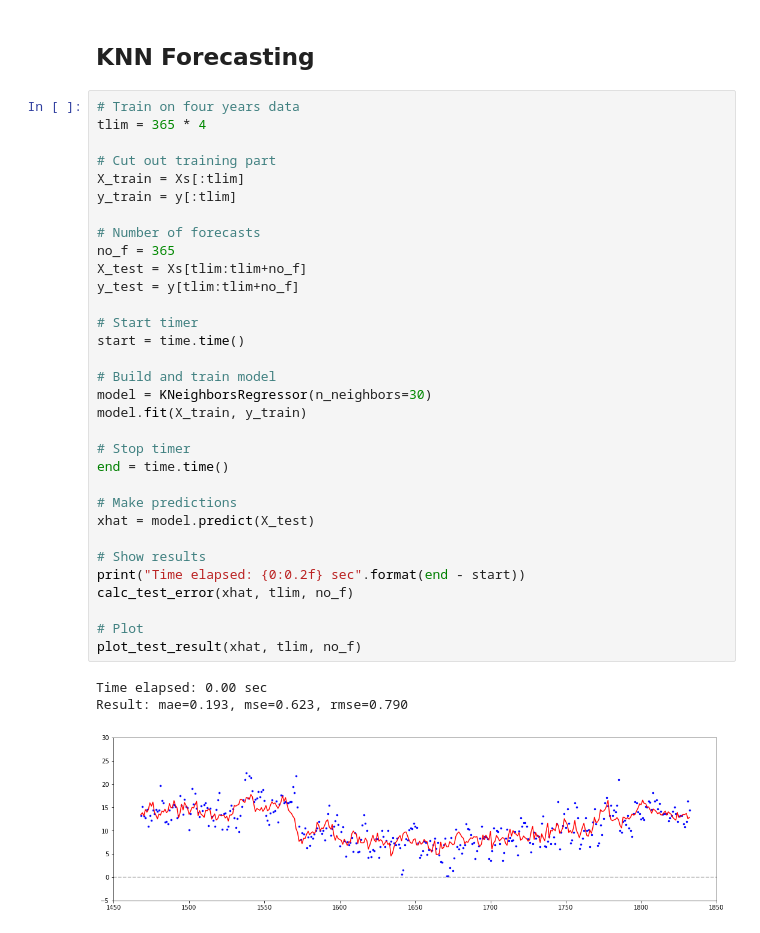
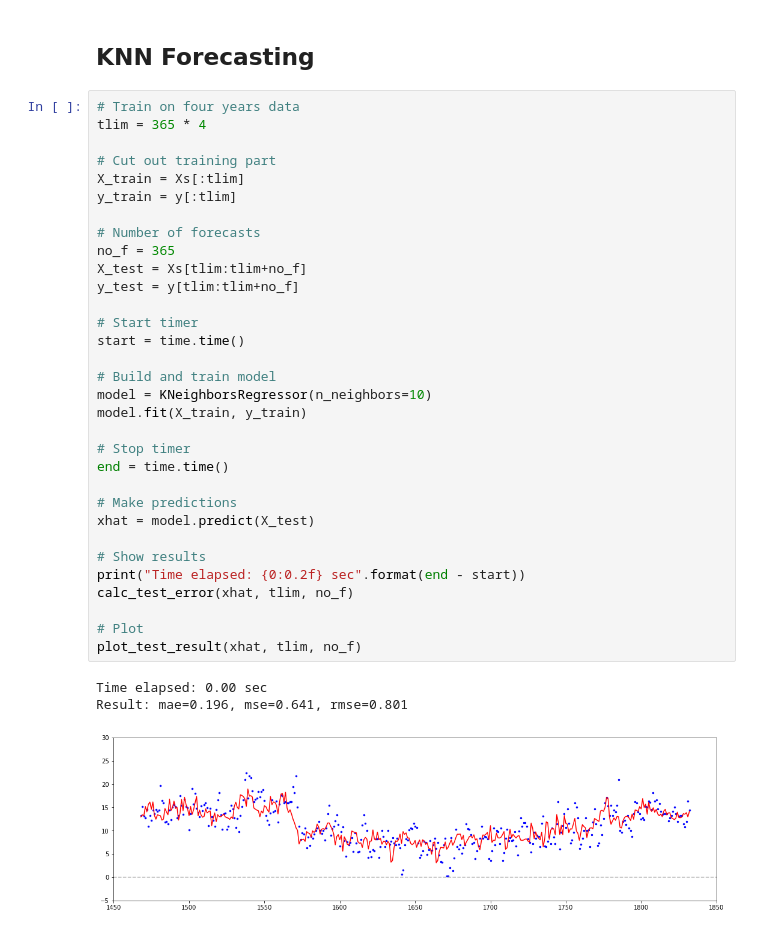
Before and after one commit to jhagelback/ml-sk, a Jupyter notebook: sklearn/LSTM Temperature Forecasting.ipynb, the cells around one changed output. Cells and saved outputs as stored; diff of their text form.

```diff
--- a/sklearn/LSTM Temperature Forecasting.ipynb
+++ b/sklearn/LSTM Temperature Forecasting.ipynb
@@ -308,33 +308,33 @@ tlim = 365 * 4
 
 # Cut out training part
 X_train = Xs[:tlim]
 y_train = y[:tlim]
 
 # Number of forecasts
 no_f = 365
 X_test = Xs[tlim:tlim+no_f]
 y_test = y[tlim:tlim+no_f]
 
 # Start timer
 start = time.time()
 
 # Build and train model
-model = KNeighborsRegressor(n_neighbors=30)
+model = KNeighborsRegressor(n_neighbors=10)
 model.fit(X_train, y_train)
 
 # Stop timer
 end = time.time()
 
 # Make predictions
 xhat = model.predict(X_test)
 
 # Show results
 print("Time elapsed: {0:0.2f} sec".format(end - start))
 calc_test_error(xhat, tlim, no_f)
 
 # Plot
 plot_test_result(xhat, tlim, no_f)
 # %% [output]
 Time elapsed: 0.00 sec
-Result: mae=0.193, mse=0.623, rmse=0.790
+Result: mae=0.196, mse=0.641, rmse=0.801
-[figure, old version]
+[figure, new version]
```
